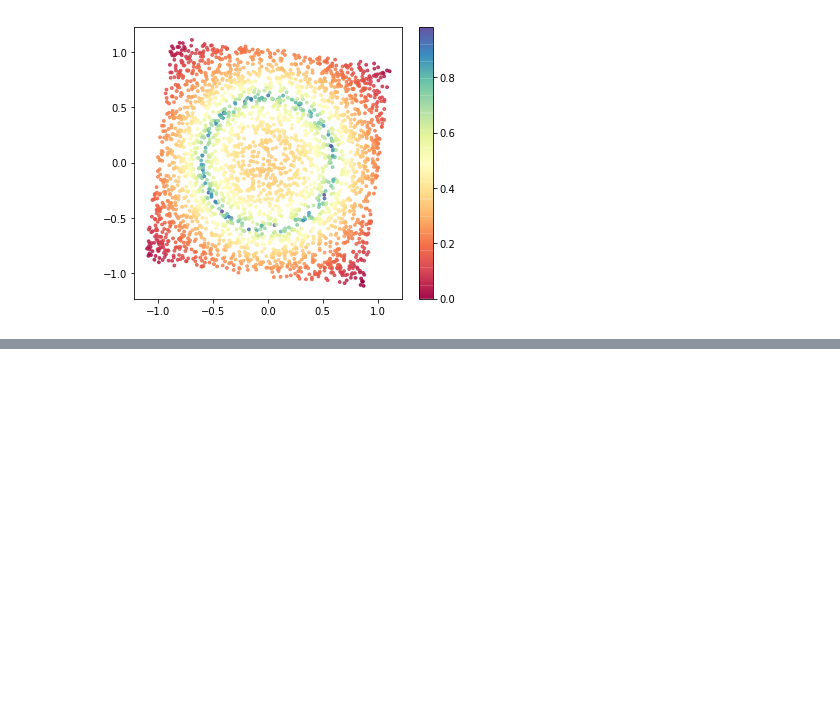
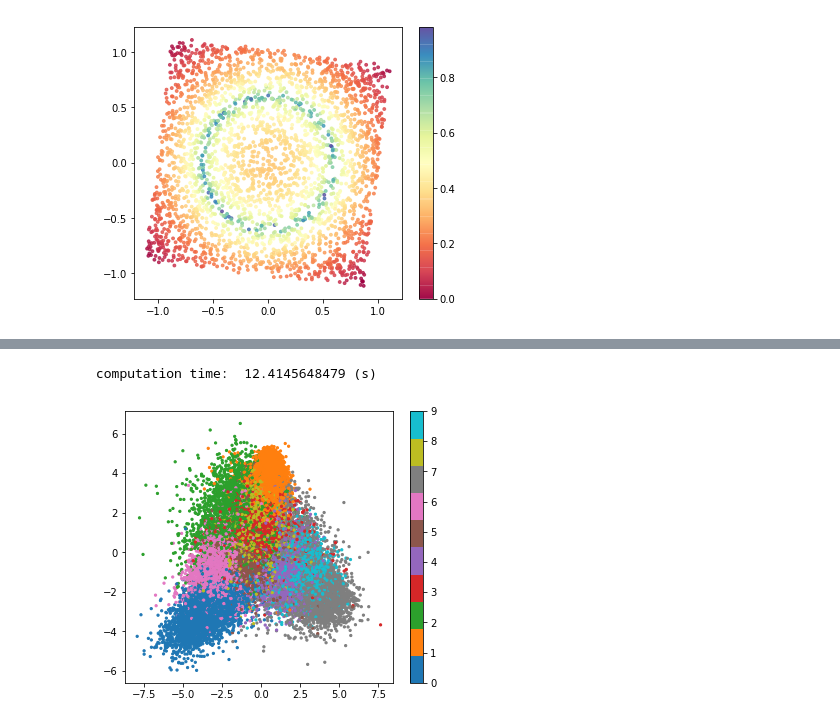
Before and after one commit to LLNL/fpp, a Jupyter notebook: fpp_examples.ipynb, the cells around one changed output, grey strips where cells are left out. Cells and saved outputs as stored; diff of their text form; code cells hidden in the pictures; blank space fills up the shorter version.

```diff
--- a/fpp_examples.ipynb
+++ b/fpp_examples.ipynb
@@ -120,0 +121,21 @@ plt.scatter(embedding_test[:,0], embedding_test[:,1], c=y_test, cmap="tab10", al
+# %%
+##### classification evaluation #######
+## LDA
+from sklearn.discriminant_analysis import LinearDiscriminantAnalysis
+clf = LinearDiscriminantAnalysis(n_components=2, solver='svd')
+# clf = LinearDiscriminantAnalysis(n_components=2, solver='eigen', shrinkage='auto')
+
+start = time.time()
+clf.fit(sample, f)
+LDAembedding = clf.transform(sample)
+end = time.time()
+print("computation time: ", end - start, "(s)")
+
+# print (sample.shape, LDAembedding.shape, y_train.shape)
+# plt.scatter(LDAembedding[:,0], LDAembedding[:,1], c=y_train, cmap=discrete_cmap(5,"jet"), alpha=0.8, s=8)
+plt.scatter(LDAembedding[:,0], LDAembedding[:,1], c=y_train, cmap="tab10", alpha=1.0, s=5)
+plt.colorbar(ticks=range(len(set(y_train))))
+plt.show()
+# %% [output]
+computation time:  12.4145648479 (s)
+[figure, added]
```
Also changed, not shown: parts of 9 cells of this notebook, 1 other file.
